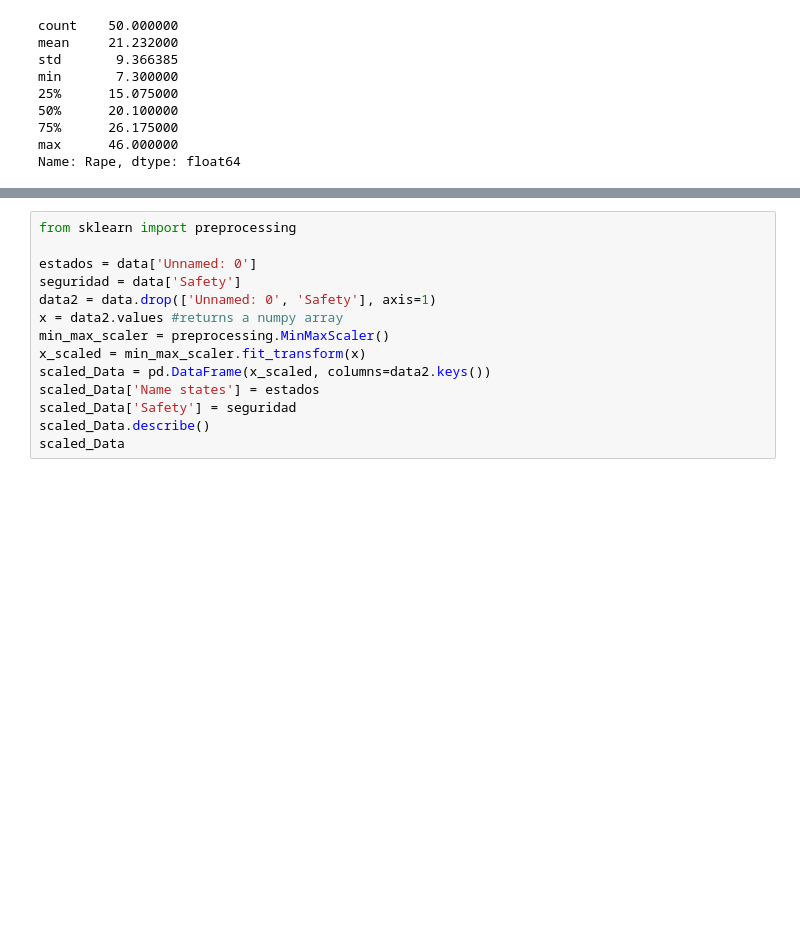
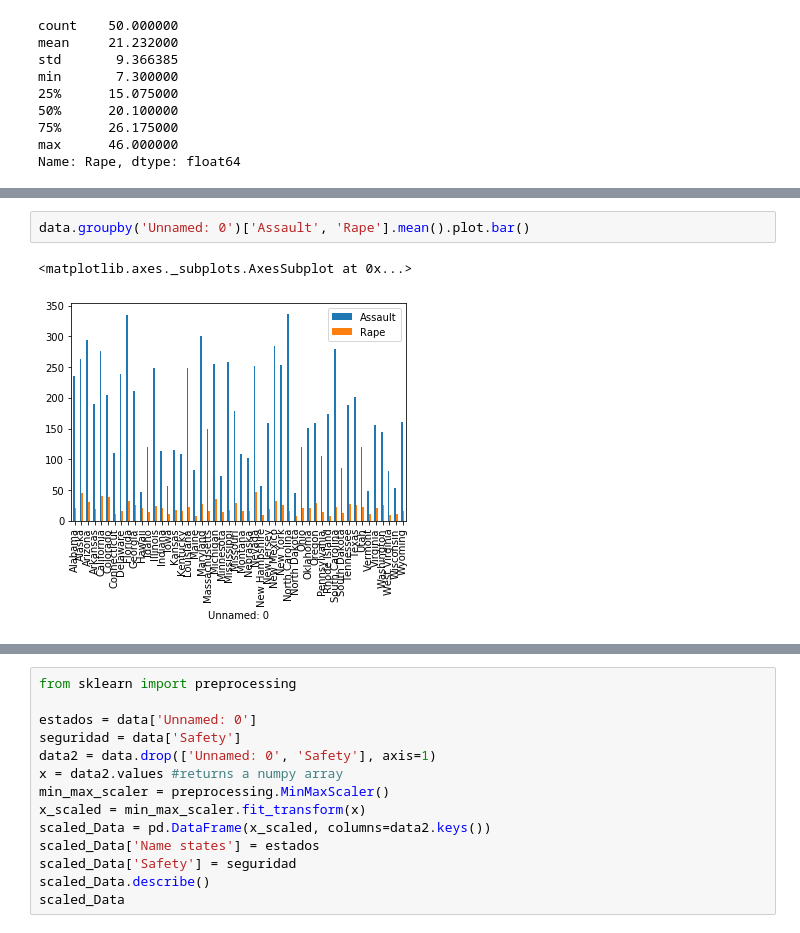
Before and after one commit to Al3xFreeman/IA2, a Jupyter notebook: P1-1-[IA2].ipynb, the cells around one changed output, grey strips where cells are left out. Saved outputs shown, nothing was run; the diff lists cells and outputs as text; blank space fills up the shorter version.

```diff
--- a/P1-1-[IA2].ipynb
+++ b/P1-1-[IA2].ipynb
@@ -83,0 +98,5 @@ Name: Rape, dtype: float64
+# %%
+data.groupby('Unnamed: 0')['Assault', 'Rape'].mean().plot.bar()
+# %% [output]
+<matplotlib.axes._subplots.AxesSubplot at 0x...>
+[figure, added]
```
Also changed, not shown: parts of 17 cells of this notebook.
